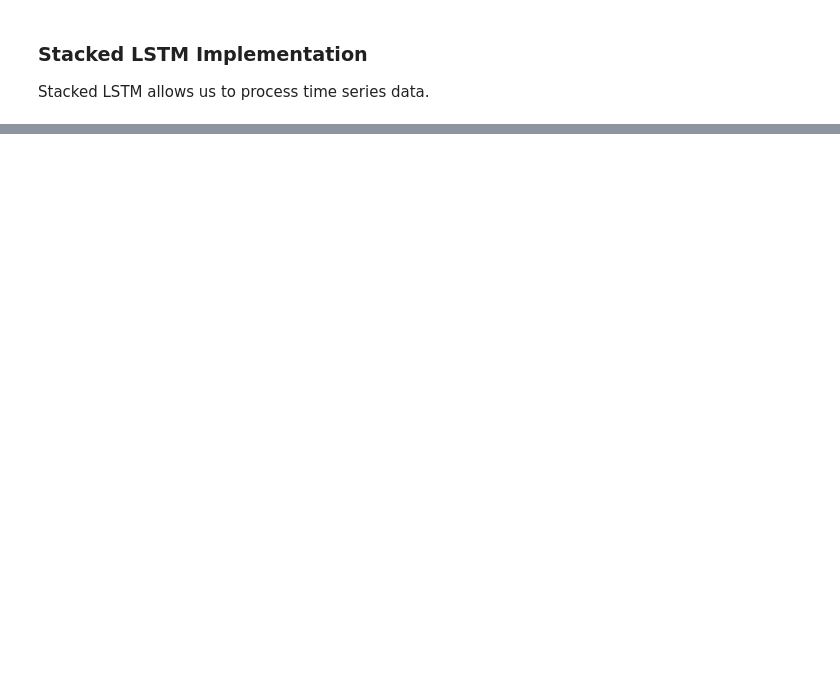
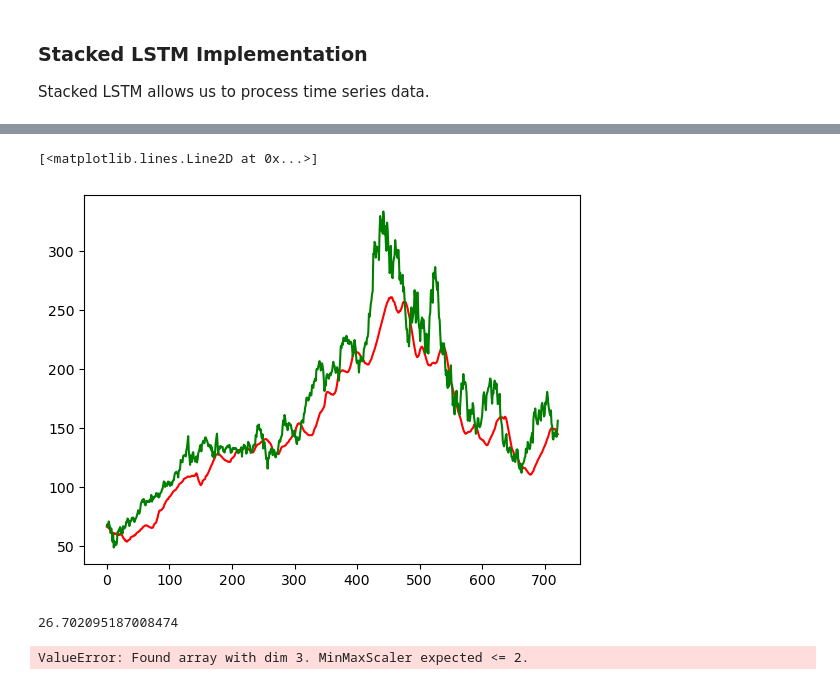
Before and after one commit to raageth/stock-price-prediction, a Jupyter notebook: impl.ipynb, the cells around one changed output, grey strips where cells are left out. Drawn from its saved outputs; the diff is of its cells as text; code cells hidden in the pictures; blank space fills up the shorter version.

Commit message:
Model can predict now

```diff
--- a/impl.ipynb
+++ b/impl.ipynb
@@ -150,0 +226,10 @@ ValueError: in user code:
+# %%
+# Prediction
+train_predict = model.predict(X_train)
+#test_predict = model.predict(X_test)
+
+# Inverse transform to get original format
+train_predict = np.reshape(train_predict, (-1, NUM_VARS))
+#test_predict = np.reshape(test_predict, (-1, 1))
+train_predict = scaler.inverse_transform(train_predict)
+#test_predict = scaler.inverse_transform(test_predict)
@@ -150,0 +238,8 @@ ValueError: in user code:
+# %%
+y_train = scaler.inverse_transform(y_train)
+# %%
+# Extract close column out
+train_predict = [lst[3] for lst in train_predict]
+y_train = [lst[3] for lst in y_train]
+# %%
+train_results = pd.DataFrame(data={'Predictions': train_predict, 'Actual': y_train})
@@ -150,0 +280,6 @@ ValueError: in user code:
+# %%
+plt.plot(train_results['Predictions'], color = 'red')
+plt.plot(train_results['Actual'], color = 'green')
+# %% [output]
+[<matplotlib.lines.Line2D at 0x...>]
+[figure, added]
@@ -150,0 +289,4 @@ ValueError: in user code:
+# %%
+train_rmse
+# %% [output]
+26.702095187008474
@@ -150,0 +314,4 @@ ValueError: in user code:
+# %%
+predict_y(DAYS_TO_PRED, X_test)
+# %% [output]
+ValueError: Found array with dim 3. MinMaxScaler expected <= 2.
```
Also changed, not shown: parts of 23 cells of this notebook.
